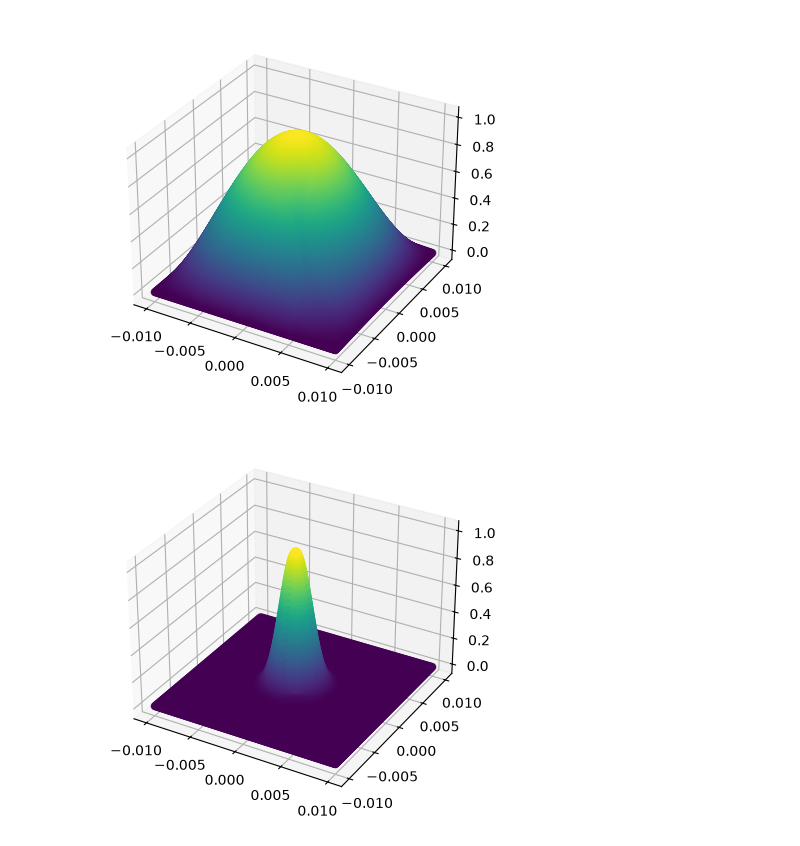
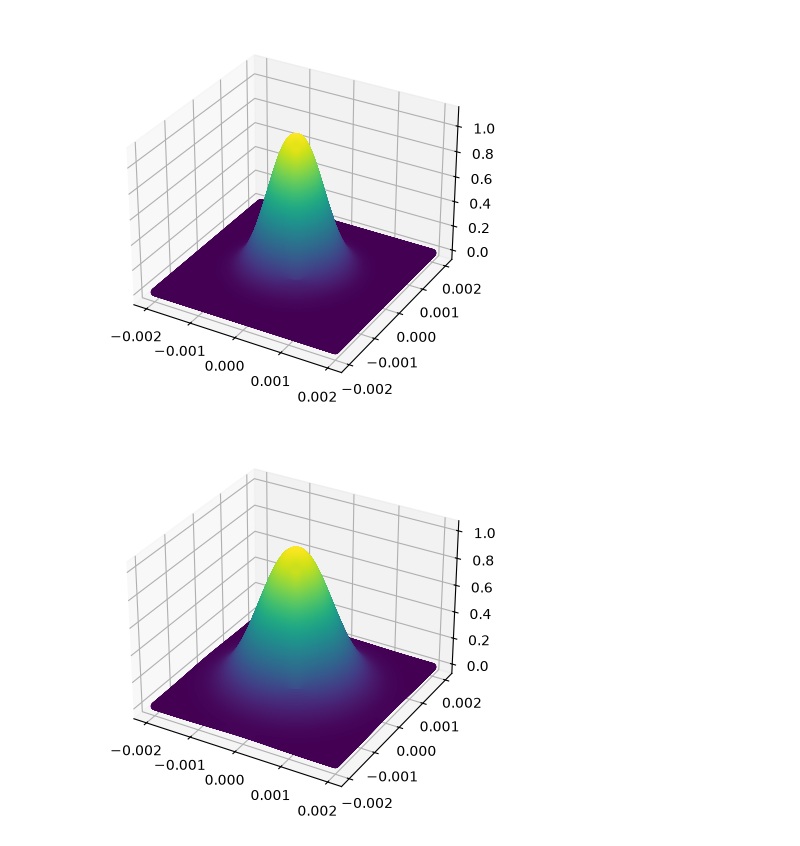
Before and after one commit to cosmosian-42/fraunhofer_diffraction, a Jupyter notebook: gaussian_beam/fresnel_diffraction.ipynb, the cells around one changed output. Saved outputs shown, nothing was run; the diff lists cells and outputs as text; code cells hidden in the pictures.

Commit message:
Updated notes on bug with fresnel diffraction and tried original fix

```diff
--- a/gaussian_beam/fresnel_diffraction.ipynb
+++ b/gaussian_beam/fresnel_diffraction.ipynb
@@ -156,22 +156,34 @@ def fresnel_diffraction(omega_0, z, wavelength, a_0, x, y, n, z1):
     """
     # set up complex number i
     num = complex(0,1)
+    x_mesh, y_mesh = np.meshgrid(x,y)
 
     # calculate and fourier transform initial beam
-    near_beam_scaled = gaussian_beam_fresnel(omega_0, z, wavelength, a_0, x, y, n, z1)
+    near_beam_scaled = gaussian_beam_fresnel(omega_0, z, wavelength, a_0, x_mesh, y_mesh, n, z1)
     fourier = calculate_2dft(near_beam_scaled)
 
     # calculate some constants
     k = wavenumber(n, wavelength)
-    wavelength = wavelength * 10**-9
+    wavelength = wavelength * 1e-9
 
     # calculate both the factors before scaling
     factor_1 = (np.e**(num*k*z1))/(num*wavelength*z1)
-    factor_2 = np.e ** ((num * np.pi * ((x**2) + (y**2)))/(wavelength*z1))
+    factor_2 = np.e ** ((num * np.pi * ((x_mesh**2) + (y_mesh**2)))/(wavelength*z1))
 
     # calculate far beam
     beam = factor_1 * factor_2 * fourier
-    return beam
+
+    # dx = x[1]-x[0]
+    # x_post_fft = np.fft.fftshift(np.fft.fftfreq(len(beam), d=dx))
+    # x_post_fft_corr = x_post_fft/(wavelength*1e-9*z1)
+
+    # dy = y[1]-y[0]
+    # y_post_fft = np.fft.fftshift(np.fft.fftfreq(len(beam), d=dy))
+    # y_post_fft_corr = y_post_fft/(wavelength*1e-9*z1)
+
+    # x_mesh_fft, y_mesh_fft = np.meshgrid(x_post_fft_corr, y_post_fft_corr)
+
+    return beam, x_mesh, y_mesh
 
 def fwhm(x,y):
     """
@@ -202,39 +214,30 @@ def fwhm(x,y):
 # %%
 wavelength = 29
 omega_0 = 1e-5
 z = 1e-10 # at the source
 a_0 = 100
 n = 1
-variable = omega_0 * 1000
-z1 = 2
+variable = omega_0 * 200
+z1 = 1
 
 # define initial grid to sample over
-grid = np.linspace(-variable, variable, 200)
-x, y = np.meshgrid(grid, grid)
+grid = np.linspace(-variable, variable, 750)
 
 # fresnel diffract the beam
-beam = fresnel_diffraction(omega_0, z, wavelength, a_0, x, y, n, z1)
+beam, x, y = fresnel_diffraction(omega_0, z, wavelength, a_0, grid, grid, n, z1)
 beam = abs(beam/np.max(beam)) # normalise
 
 # plot on graph
 fig = plt.figure()
 ax = fig.add_subplot(111, projection='3d')
 
 ax.scatter(x, y, abs(beam), c=beam, marker='o', s=20)
 plt.show()
 
 marginal_fft = np.sum(beam,0)
-fwhm_1 = fwhm(x, marginal_fft)
 # %% [output]
-[figure, old version]
+[figure, new version]
 # %%
-wavelength = 29
-omega_0 = 1e-5
-z = 1e-10 # at the source
-a_0 = 100
-n = 1
-z1 = 2
-
 # define second beam exactly at distance
 amp = gaussian_beam(omega_0, z1, wavelength, a_0, x, y, n)
 amp = abs(amp/np.max(amp)) # normalise
@@ -247,7 +250,8 @@ ax.scatter(x, y, abs(amp), c=amp, marker='o', s=20)
 plt.show()
 
 marginal = np.sum(amp,0)
-fwhm_2 = fwhm(x, marginal)
+fwhm_2 = fwhm(grid, marginal)
+fwhm_1 = fwhm(grid, marginal_fft)
 # %% [output]
-[figure, old version]
+[figure, new version]
 # %%
```
Also changed, not shown: parts of 3 cells of this notebook, 1 other file.
